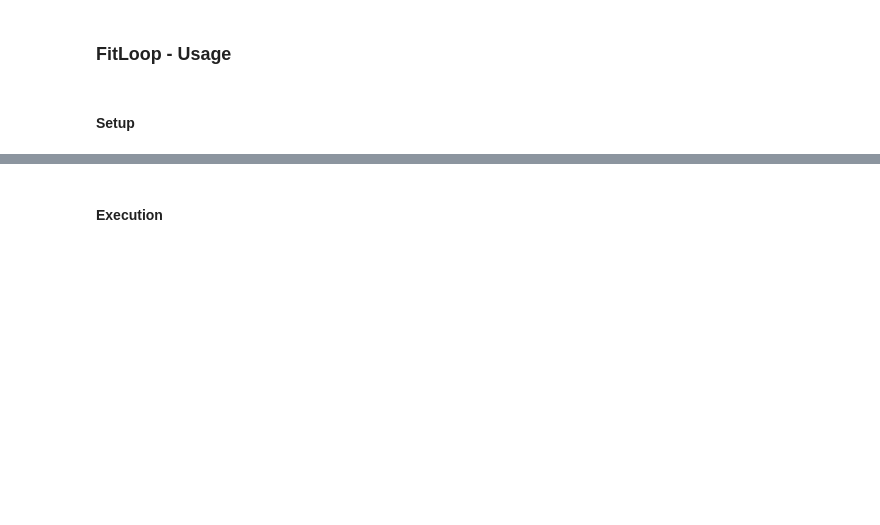
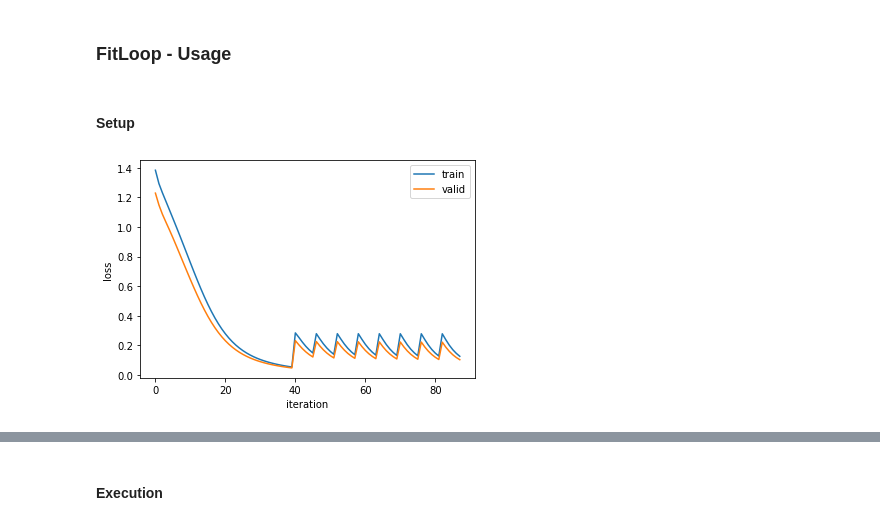
Before and after one commit to 18alantom/fitloop, a Jupyter notebook: TrialAndError.ipynb, the cells around one changed output, grey strips where cells are left out. Saved outputs shown, nothing was run; the diff lists cells and outputs as text; code cells hidden in the pictures; blank space fills up the shorter version.

Commit message:
Complete FitLoopDefaults and Metrics plotting

```diff
--- a/TrialAndError.ipynb
+++ b/TrialAndError.ipynb
@@ -1459,7 +1651,7 @@ def configure_optimizer(self):
     self.optimizer.param_groups.clear()
     self.optimizer.add_param_group({'params': parameters})
 
-dl = get_dl(batch_size=5,sz=[523,121,232])
+dl = get_dl(batch_size=5,sz=[52,12,23])
 fl_dict = {
     "model": model,
     "optimizer": optimizer,
@@ -1467,17 +1659,21 @@ fl_dict = {
     "train_dl":dl[TR],
     "valid_dl":dl[VA],
     "test_dl":dl[TE],
-    "train_step":train_step,
-    "valid_step":valid_step,
-    "test_step":test_step,
-    "train_epoch_start":train_epoch_start,
-    "valid_epoch_start":valid_epoch_start,
-    "test_epoch_start":test_epoch_start,
-    "train_epoch_end":train_epoch_end,
-    "valid_epoch_end":valid_epoch_end,
-    "test_epoch_end":test_epoch_end,
+#     "train_step":train_step,
+#     "valid_step":valid_step,
+#     "test_step":test_step,
+#     "train_epoch_start":train_epoch_start,
+#     "valid_epoch_start":valid_epoch_start,
+#     "test_epoch_start":test_epoch_start,
+#     "train_epoch_end":train_epoch_end,
+#     "valid_epoch_end":valid_epoch_end,
+#     "test_epoch_end":test_epoch_end,
+#     "criteria": "accu"
     "configure_optimizer":configure_optimizer,
-    "criteria": "accu"
 }
 
 trainer = FitLoop(**fl_dict)
+# %%
+trainer.plot('loss','all')
+# %% [output]
+[figure, added]
```
Also changed, not shown: parts of 16 cells of this notebook.
